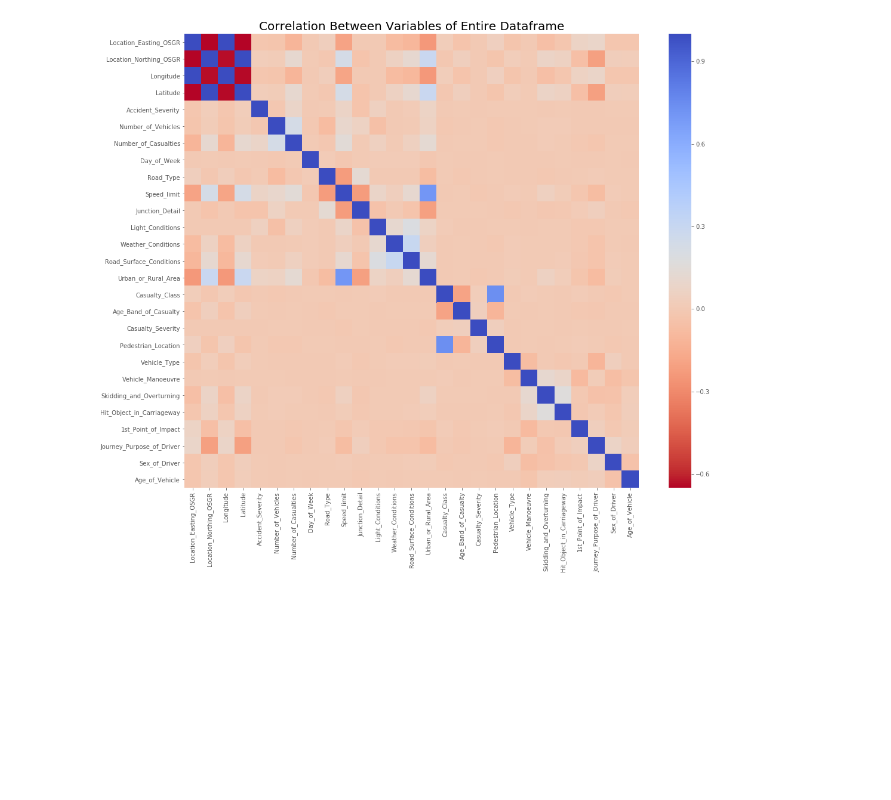
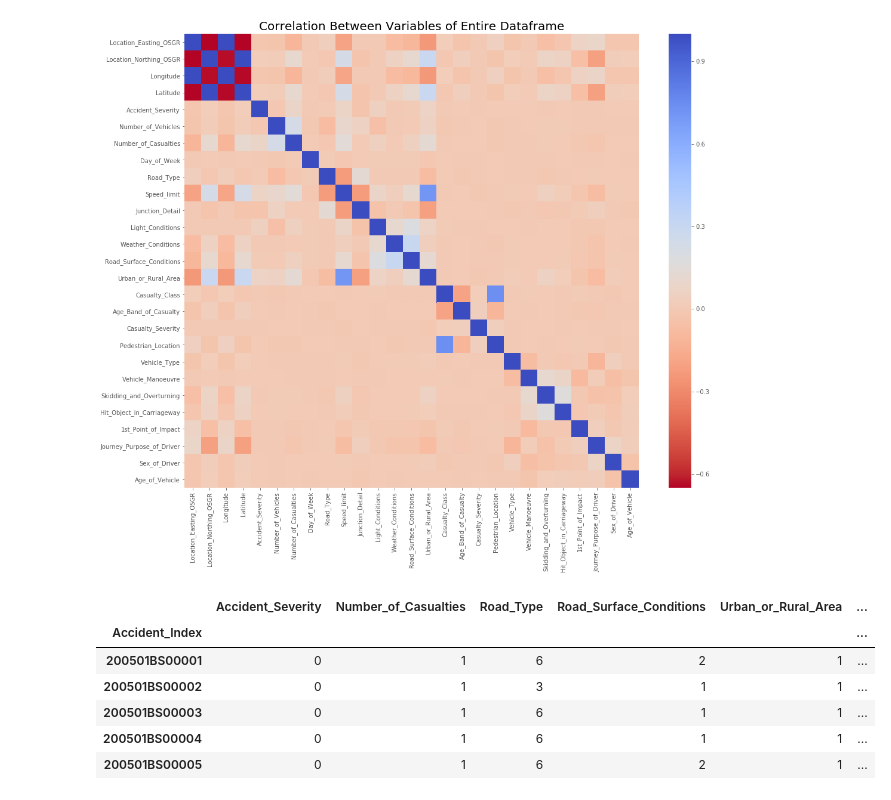
Before and after one commit to BrunoJay/Python-recess-project, a Jupyter notebook: marveditioncleaning.ipynb, the cells around one changed output. Cells and saved outputs as stored; diff of their text form; code cells hidden in the pictures; blank space fills up the shorter version.

```diff
--- a/marveditioncleaning.ipynb
+++ b/marveditioncleaning.ipynb
@@ -207,0 +198,12 @@ plt.show()
+# %%
+#dropping other columns that are closely correlated and those that arent useful
+all_data_2=all_data_1.drop(['Location_Easting_OSGR','Location_Northing_OSGR','Longitude','Latitude','Number_of_Vehicles','Date','Day_of_Week','Time','Speed_limit','Junction_Detail','Light_Conditions','Weather_Conditions','Casualty_Class','Vehicle_Type','Hit_Object_in_Carriageway','Journey_Purpose_of_Driver','Age_of_Vehicle'],axis='columns',inplace=False)
+all_data_2.head()
+# %% [output]
+|  | Accident_Severity | Number_of_Casualties | Road_Type | Road_Surface_Conditions | Urban_or_Rural_Area | ... |
+| Accident_Index |  |  |  |  |  | ... |
+| 200501BS00001 | 0 | 1 | 6 | 2 | 1 | ... |
+| 200501BS00002 | 0 | 1 | 3 | 1 | 1 | ... |
+| 200501BS00003 | 0 | 1 | 6 | 1 | 1 | ... |
+| 200501BS00004 | 0 | 1 | 6 | 1 | 1 | ... |
+| 200501BS00005 | 0 | 1 | 6 | 2 | 1 | ... |
```
Also changed, not shown: parts of 9 cells of this notebook.
